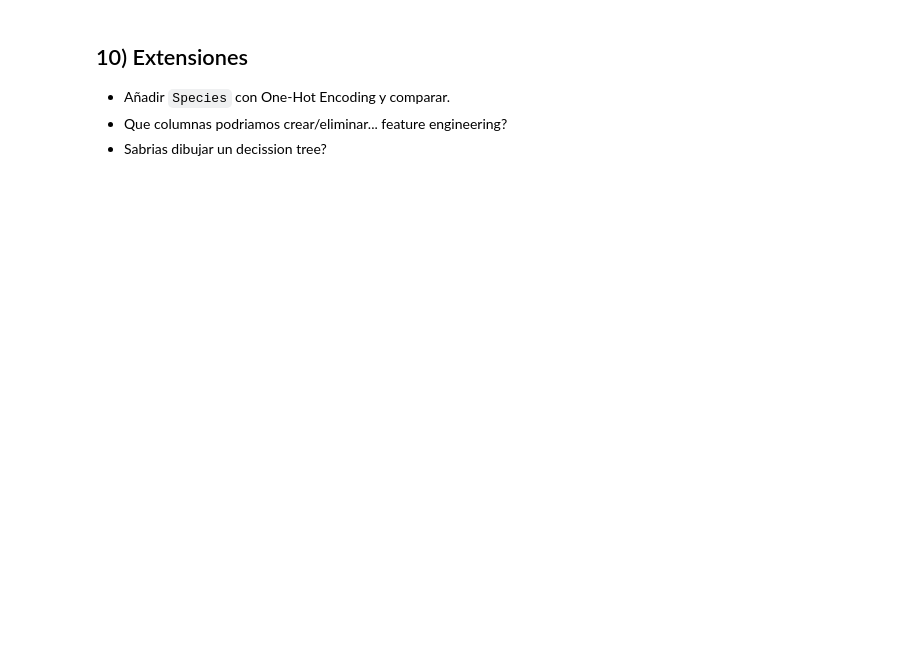
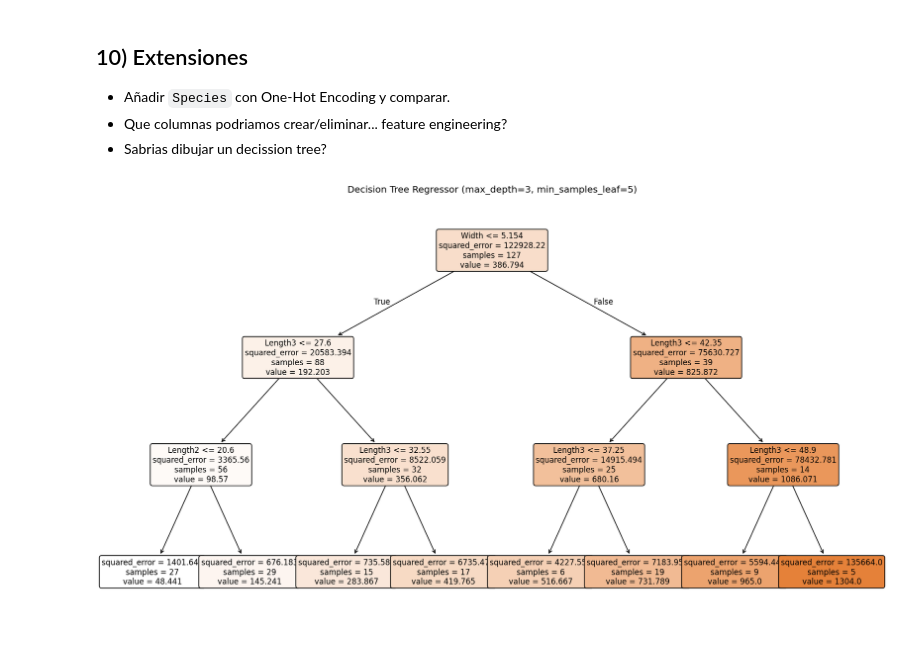
Before and after one commit to pauuulaa/Machine-Learning, a Jupyter notebook: regresion_miniproyecto_fish_knn_svm_dt_rf_TODO.ipynb, the cells around one changed output. Drawn from its saved outputs; the diff is of its cells as text; code cells hidden in the pictures; blank space fills up the shorter version.

```diff
--- a/regresion_miniproyecto_fish_knn_svm_dt_rf_TODO.ipynb
+++ b/regresion_miniproyecto_fish_knn_svm_dt_rf_TODO.ipynb
@@ -164,7 +164,16 @@ X.head(), y.head()
 
 # =============
 # TODO: Escalado
-# =============
-# scaler = escalado estandar
-# X_train_scaled = ...fit y transform de X_train
-# X_test_scaled = ... transform de X_test
+# ==============
+
+
+X_train, X_test, y_train, y_test = train_test_split(
+    X, y, test_size=0.2, random_state=42
+)
+
+scaler = StandardScaler()
+X_train_scaled = scaler.fit_transform(X_train)
+X_test_scaled = scaler.transform(X_test)
+
+print("Train/Test shapes (sin escalar):", X_train.shape, X_test.shape)
+print("Train/Test shapes (escalado):", X_train_scaled.shape, X_test_scaled.shape)
@@ -354,14 +559,18 @@ Ordena por **RMSE** (menor es mejor) y/o muestra todas las métricas.
 - Que columnas podriamos crear/eliminar... feature engineering?
 - Sabrias dibujar un decission tree?
 # %%
-# from sklearn.tree import DecisionTreeRegressor, plot_tree
-# plt.figure(figsize=(18, 10), dpi=120)
-# plot_tree(
-#     dt,
-#     feature_names=features,
-#     filled=True,          # colorea por valor
-#     rounded=True,         # nodos con bordes redondeados
-#     fontsize=10
-# )
-# plt.title("Decision Tree Regressor (max_depth=3, min_samples_leaf=5)")
-# plt.show()
+from sklearn.tree import DecisionTreeRegressor, plot_tree
+dt = DecisionTreeRegressor(max_depth=3, min_samples_leaf=5, random_state=42)
+dt.fit(X_train, y_train)
+plt.figure(figsize=(18, 10), dpi=120)
+plot_tree(
+   dt,
+   feature_names=features,
+   filled=True,          # colorea por valor
+   rounded=True,         # nodos con bordes redondeados
+   fontsize=10
+)
+plt.title("Decision Tree Regressor (max_depth=3, min_samples_leaf=5)")
+plt.show()
+# %% [output]
+[figure, added]
```
Also changed, not shown: parts of 15 cells of this notebook.
